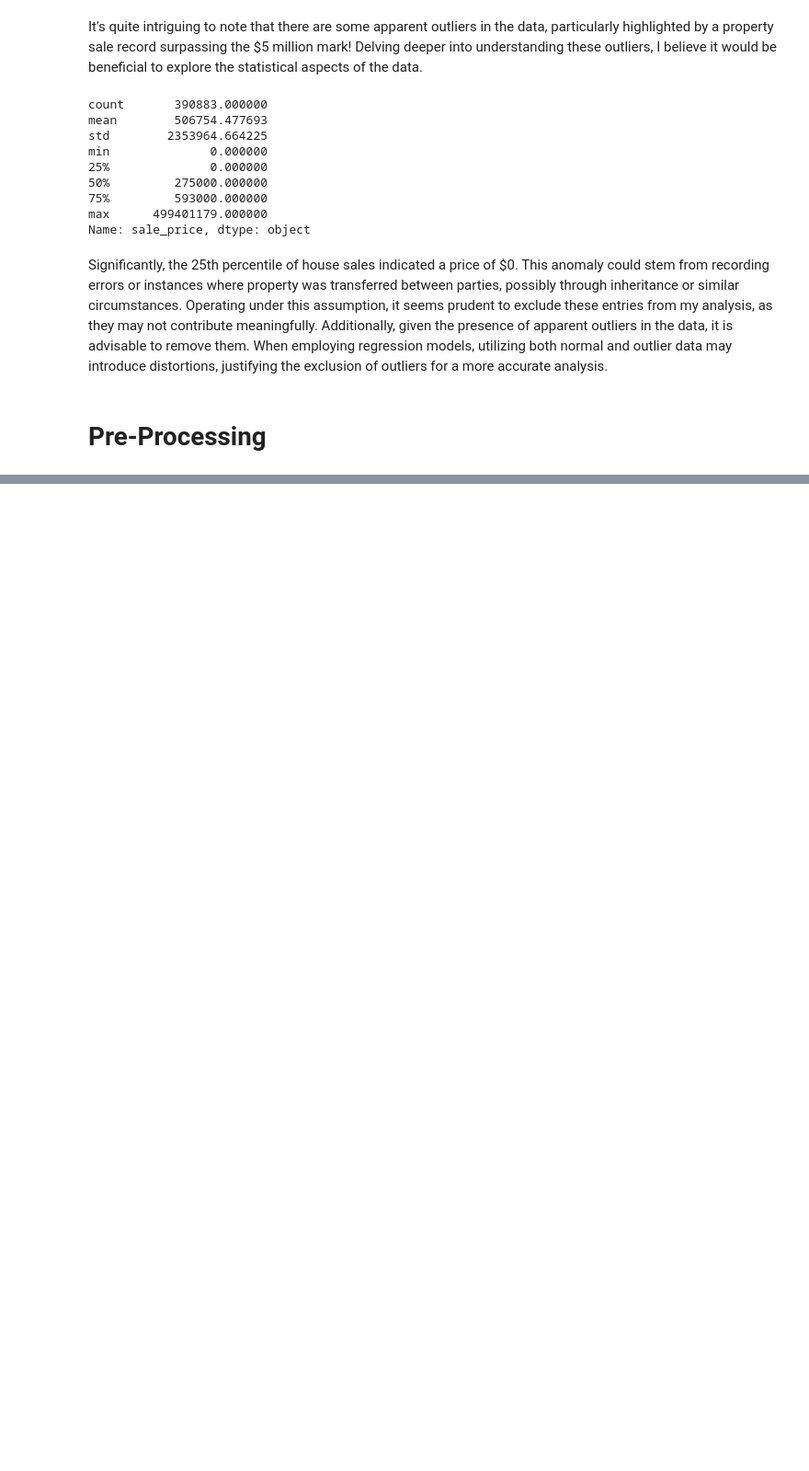
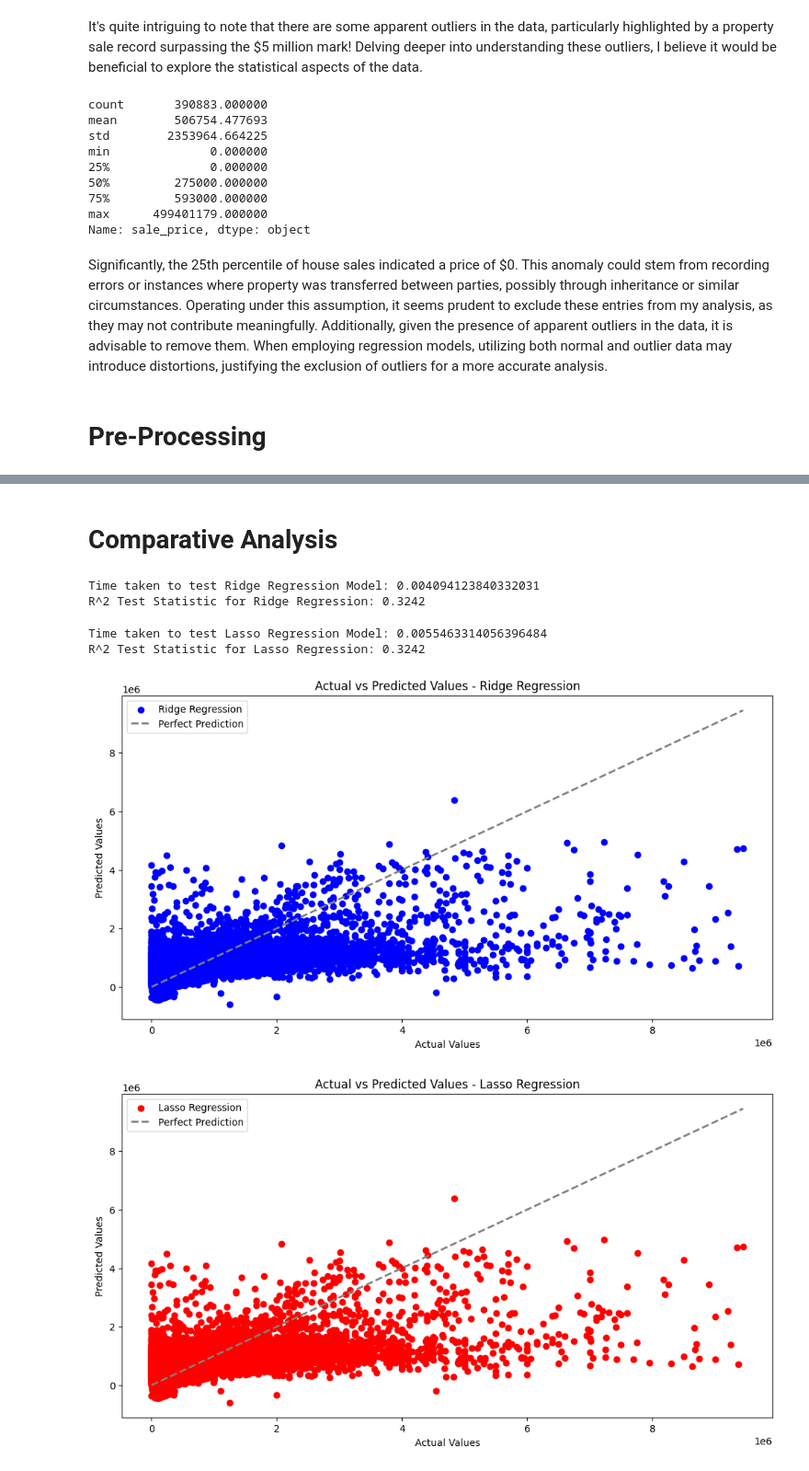
Before and after one commit to AbidAzad/ECE-443-Final-Term-Project, a Jupyter notebook: BrooklynHomeSales/AlphaPulse_Dataset1.ipynb, the cells around one changed output, grey strips where cells are left out. Shown: that part at 92% size. Drawn from its saved outputs; the diff is of its cells as text; code cells hidden in the pictures; blank space fills up the shorter version.

```diff
--- a/BrooklynHomeSales/AlphaPulse_Dataset1.ipynb
+++ b/BrooklynHomeSales/AlphaPulse_Dataset1.ipynb
@@ -163,0 +469,66 @@ brooklynHomeSalesDataset[numerical_columns] = brooklynHomeSalesDataset[numerical
+# %% [markdown]
+# Comparative Analysis
+# %%
+# Calculate the number of rows in the test dataset
+N, P = X_test_pca.shape
+
+# Make predictions using the Ridge Regression model
+start_time = time.time()
+predictions_ridge = ridge_model.predict(X_test_pca)
+end_time = time.time()
+
+# Calculate R^2 test statistic for Ridge Regression
+r_squared_score_ridge = r2_score(y_test, predictions_ridge)
+
+# Print results
+print("Time taken to test Ridge Regression Model:", end_time - start_time)
+print(f"R^2 Test Statistic for Ridge Regression: {r_squared_score_ridge:.4f}")
+# %% [output]
+Time taken to test Ridge Regression Model: 0.004094123840332031
+R^2 Test Statistic for Ridge Regression: 0.3242
+# %%
+# Calculate the number of rows in the test dataset
+N, P = X_test.shape
+
+# Make predictions using the Lasso Regression model
+start_time = time.time()
+predictions_lasso = lasso_model.predict(X_test_pca)
+end_time = time.time()
+
+# Calculate R^2 test statistic for Lasso Regression
+r_squared_score_lasso = r2_score(y_test, predictions_lasso)
+
+# Print results
+print("Time taken to test Lasso Regression Model:", end_time - start_time)
+print(f"R^2 Test Statistic for Lasso Regression: {r_squared_score_lasso:.4f}")
+# %% [output]
+Time taken to test Lasso Regression Model: 0.0055463314056396484
+R^2 Test Statistic for Lasso Regression: 0.3242
+# %%
+import matplotlib.pyplot as plt
+import numpy as np
+
+# Assuming y_test, predictions_ridge, and predictions_lasso are your actual, Ridge, and Lasso predicted values respectively
+
+# Plot actual vs predicted values for Ridge Regression
+plt.figure(figsize=(12, 6))
+plt.scatter(y_test, predictions_ridge, color='blue', label='Ridge Regression')
+plt.plot([min(y_test), max(y_test)], [min(y_test), max(y_test)], linestyle='--', color='gray', linewidth=2, label='Perfect Prediction')
+plt.title('Actual vs Predicted Values - Ridge Regression')
+plt.xlabel('Actual Values')
+plt.ylabel('Predicted Values')
+plt.legend()
+plt.show()
+
+# Plot actual vs predicted values for Lasso Regression
+plt.figure(figsize=(12, 6))
+plt.scatter(y_test, predictions_lasso, color='red', label='Lasso Regression')
+plt.plot([min(y_test), max(y_test)], [min(y_test), max(y_test)], linestyle='--', color='gray', linewidth=2, label='Perfect Prediction')
+plt.title('Actual vs Predicted Values - Lasso Regression')
+plt.xlabel('Actual Values')
+plt.ylabel('Predicted Values')
+plt.legend()
+plt.show()
+# %% [output]
+[figure, added]
+[figure, added]
```
Also changed, not shown: parts of 48 cells of this notebook.
